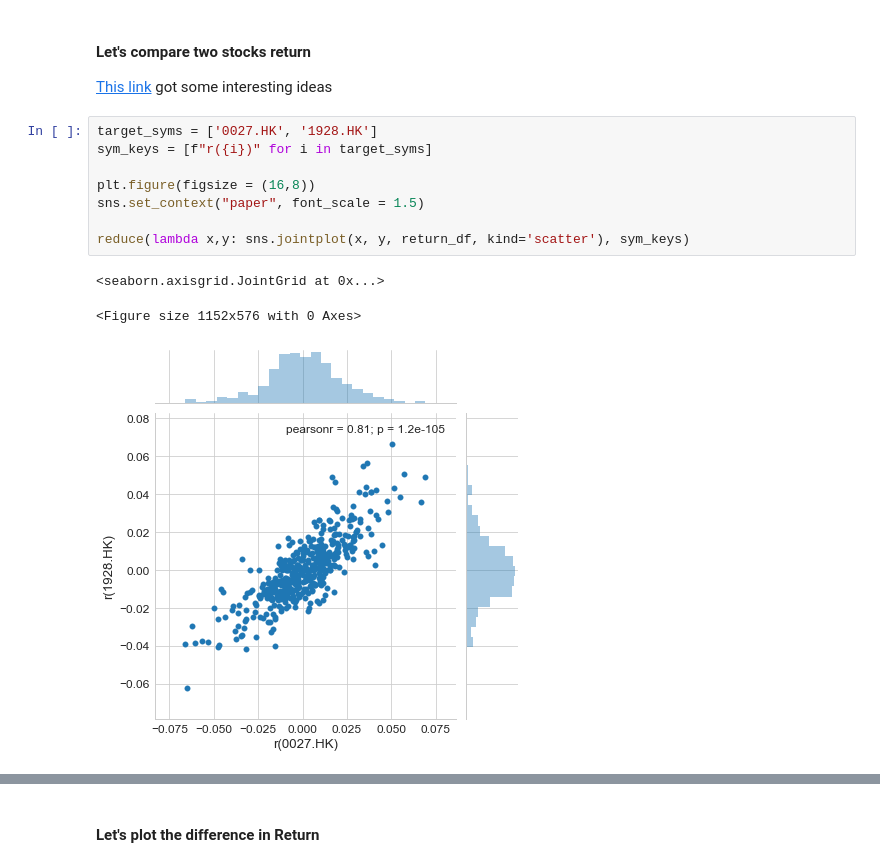
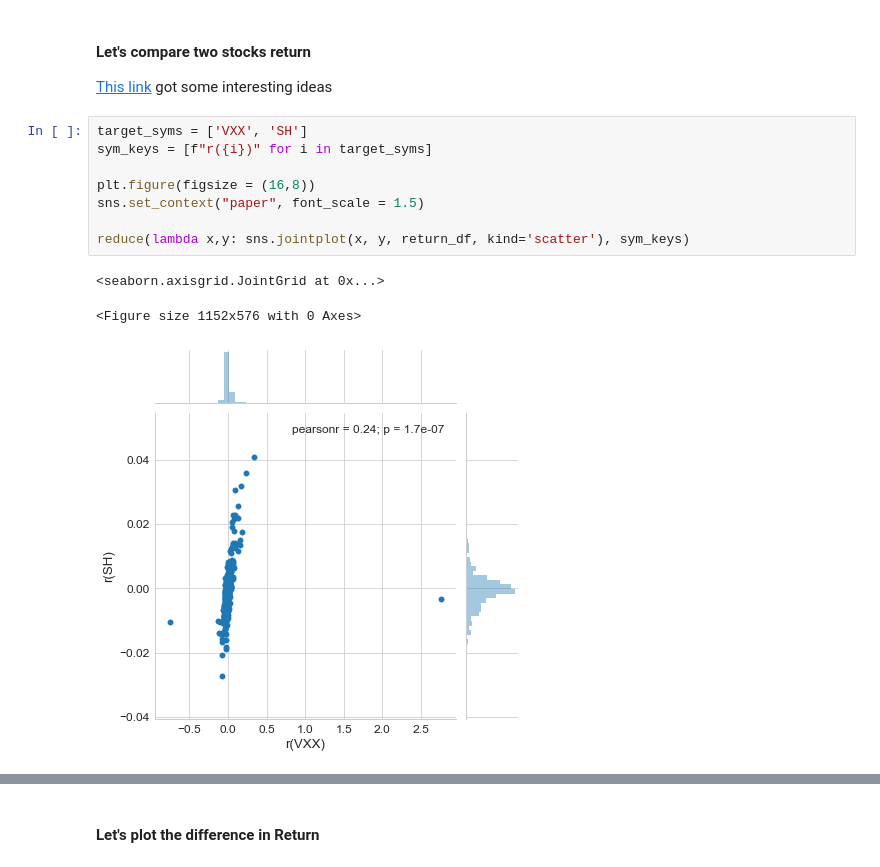
Before and after one commit to ohjho/ftds_oct_2018, a Jupyter notebook: self_exploration/exercise/JHO's Stocks correlations Exercise.ipynb, the cells around one changed output, grey strips where cells are left out. Drawn from its saved outputs; the diff is of its cells as text.

```diff
--- a/self_exploration/exercise/JHO's Stocks correlations Exercise.ipynb
+++ b/self_exploration/exercise/JHO's Stocks correlations Exercise.ipynb
@@ -206,17 +206,17 @@ Sun Hung Kai Properties Limited, New World Development Company Limited
 #### Let's compare two stocks return
 [This link](https://sajalsharma.com/portfolio/tech_stock_analysis) got some interesting ideas
 # %%
-target_syms = ['0027.HK', '1928.HK']
+target_syms = ['VXX', 'SH']
 sym_keys = [f"r({i})" for i in target_syms]
 
 plt.figure(figsize = (16,8))
 sns.set_context("paper", font_scale = 1.5)
 
 reduce(lambda x,y: sns.jointplot(x, y, return_df, kind='scatter'), sym_keys)
 # %% [output]
 <seaborn.axisgrid.JointGrid at 0x...>
 <Figure size 1152x576 with 0 Axes>
-[figure, old version]
+[figure, new version]
 # %%
 sns.pairplot(return_df)
 # %% [output]
```
Also changed, not shown: parts of 9 cells of this notebook, 4 other files.
